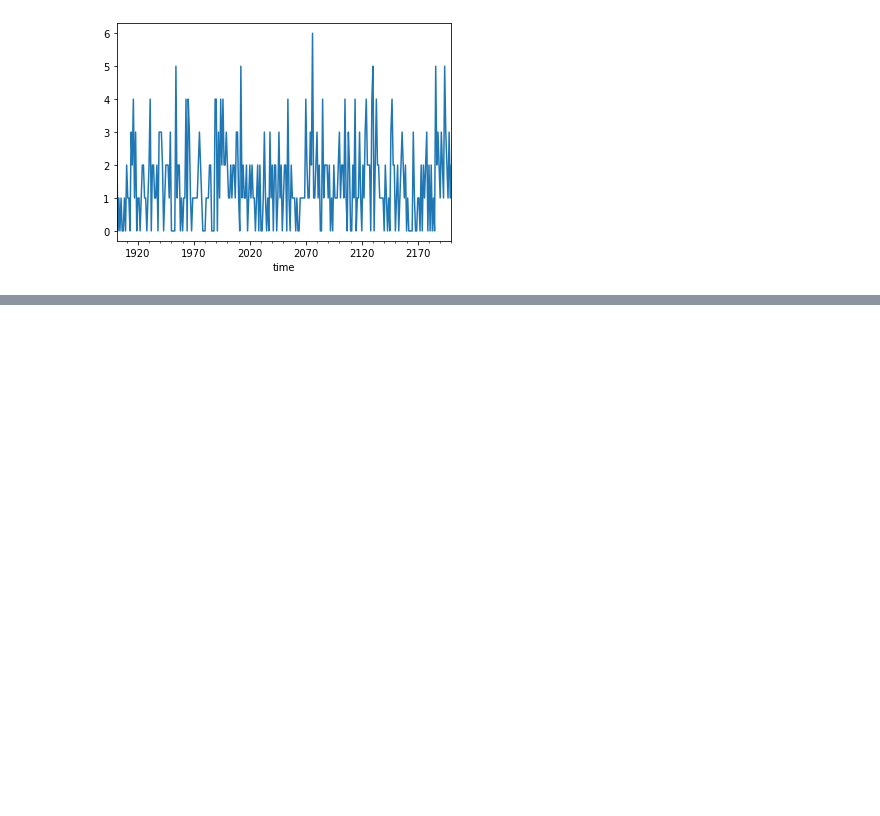
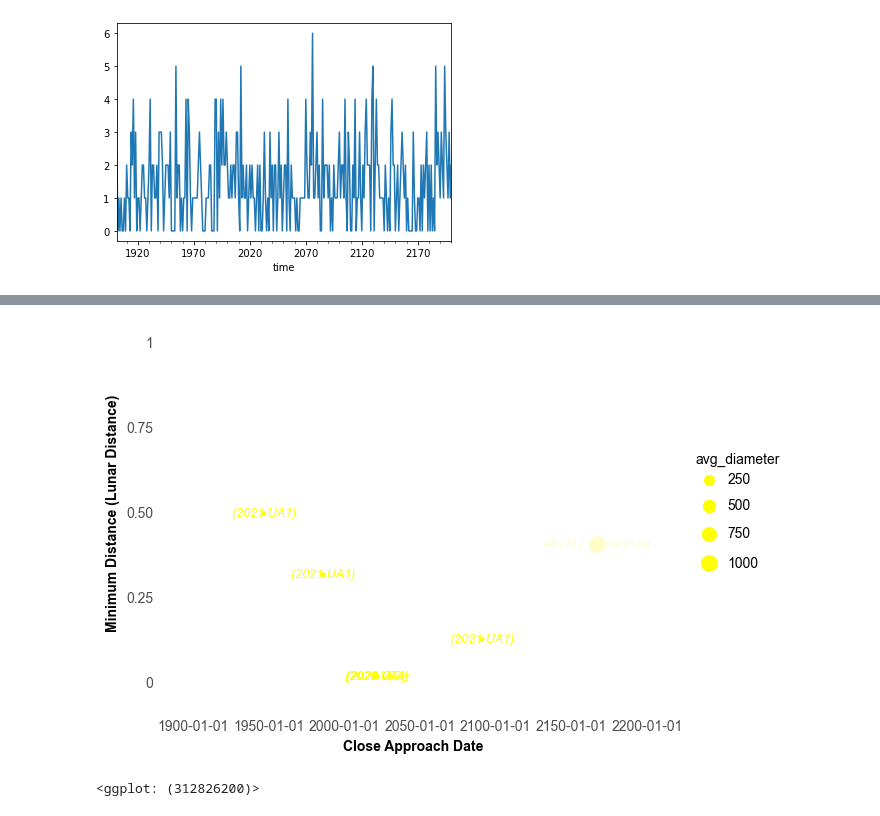
Before and after one commit to AngelineJCQ/near-earth-objects-project, a Jupyter notebook: docs/near-earth-objects-analysis.ipynb, the cells around one changed output, grey strips where cells are left out. Drawn from its saved outputs; the diff is of its cells as text; code cells hidden in the pictures; blank space fills up the shorter version.

```diff
--- a/docs/near-earth-objects-analysis.ipynb
+++ b/docs/near-earth-objects-analysis.ipynb
@@ -273,0 +308,3 @@ display(p)
+# %%
+filtered2 = df_final[df_final.min_distance_LD < 1]
+filtered2.avg_diameter.describe()
@@ -273,0 +366,37 @@ display(p)
+# %%
+p = (ggplot(filtered2, aes(x='time', y='min_distance_LD'))
+        + geom_point(aes(size='avg_diameter'),alpha = 0.7,color='White')
+        + geom_point(aes(size='avg_diameter'),data=filtered2[filtered2.Object.isin(["(153814) 2001 WN5"," (153201) 2000 WO107","497117 (2004 FU4)"])], color='#FFFCC7')
+        + geom_text(
+            aes('time', 'min_distance_LD',label='Object'),
+            color='#FFFCC7',
+            data=filtered2[filtered2.Object.isin(["(153814) 2001 WN5"," (153201) 2000 WO107","497117 (2004 FU4)"])],
+            size = 9,
+            fontstyle='italic')
+        + geom_point(aes(size='avg_diameter'),data=filtered2[filtered2.Object.isin(["(2020 QG)","(2020 VT4)","(2021 UA1)"])], color='#FEFF00')
+        + geom_text(
+            aes('time', 'min_distance_LD',label='Object'),
+            color='#FEFF00',
+            data=filtered2[filtered2.Object.isin(["(2020 QG)","(2020 VT4)","(2021 UA1)"])],
+            size = 9,
+            fontstyle='italic')
+        + labs(
+            x = "Close Approach Date",
+            y = "Minimum Distance (Lunar Distance)",
+        )
+        + theme_minimal()
+        + theme(
+            text = element_text(family='Arial',size=10),
+            axis_title = element_text(face='bold'),
+            axis_text = element_text(size=10),
+            plot_background = element_blank(),
+            panel_grid_major = element_blank(),
+            panel_grid_minor = element_blank(),
+            panel_border = element_blank()
+        )
+
+)
+display(p)
+# %% [output]
+[figure, added]
+<ggplot: (312826200)>
```
Also changed, not shown: parts of 28 cells of this notebook.
